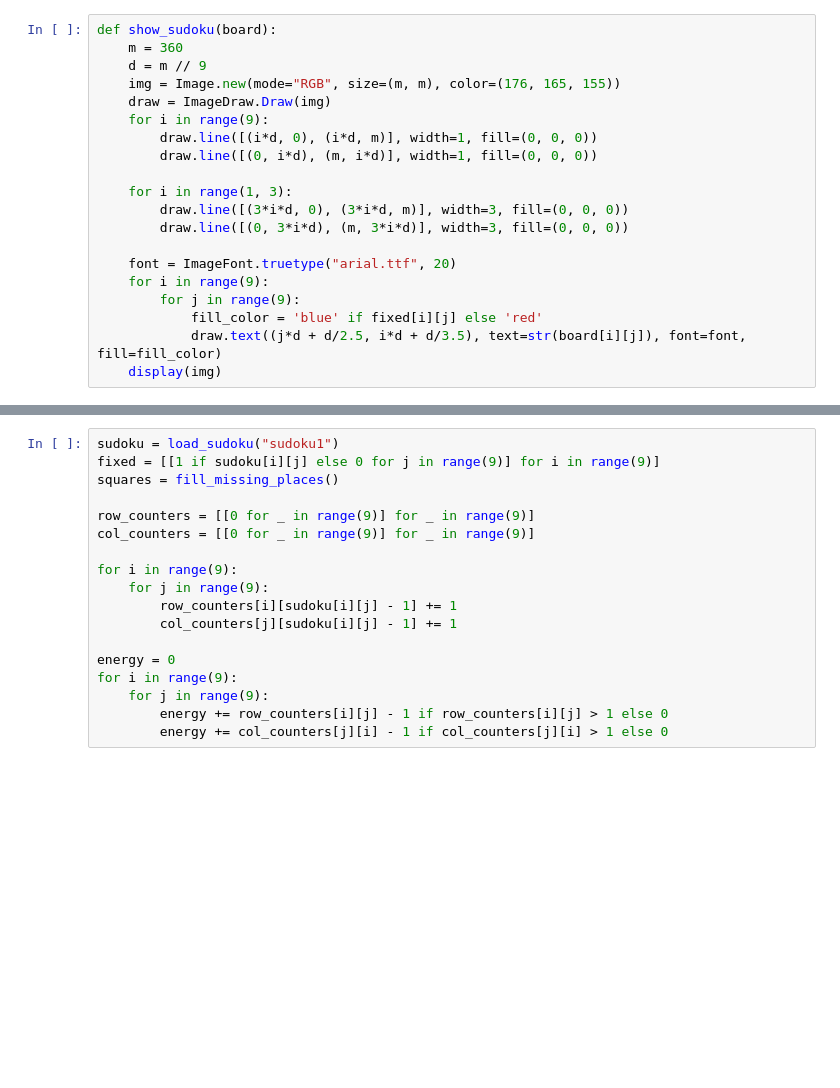
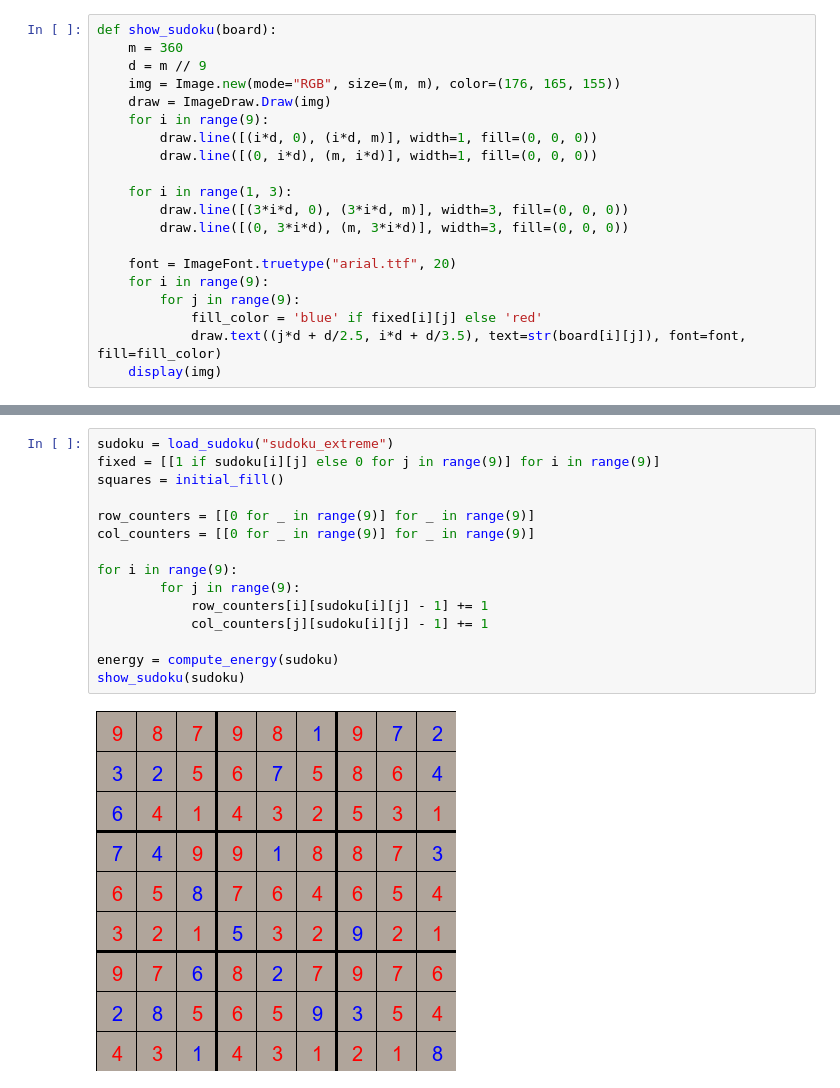
Before and after one commit to michal200292/Numericke-metody, a Jupyter notebook: lab4/zad3.ipynb, the cells around one changed output, grey strips where cells are left out. Cells and saved outputs as stored; diff of their text form; blank space fills up the shorter version.

```diff
--- a/lab4/zad3.ipynb
+++ b/lab4/zad3.ipynb
@@ -123,18 +103,17 @@ def calculate_change(a, b, square_no):
 # %%
-sudoku = load_sudoku("sudoku1")
+sudoku = load_sudoku("sudoku_extreme")
 fixed = [[1 if sudoku[i][j] else 0 for j in range(9)] for i in range(9)]
-squares = fill_missing_places()
+squares = initial_fill()
 
 row_counters = [[0 for _ in range(9)] for _ in range(9)]
 col_counters = [[0 for _ in range(9)] for _ in range(9)]
 
 for i in range(9):
-    for j in range(9):
-        row_counters[i][sudoku[i][j] - 1] += 1
-        col_counters[j][sudoku[i][j] - 1] += 1
+        for j in range(9):
+            row_counters[i][sudoku[i][j] - 1] += 1
+            col_counters[j][sudoku[i][j] - 1] += 1
 
-energy = 0
-for i in range(9):
-    for j in range(9):
-        energy += row_counters[i][j] - 1 if row_counters[i][j] > 1 else 0
-        energy += col_counters[j][i] - 1 if col_counters[j][i] > 1 else 0
+energy = compute_energy(sudoku)
+show_sudoku(sudoku)
+# %% [output]
+[figure, added]
```
Also changed, not shown: parts of 6 cells of this notebook, 9 other files.
